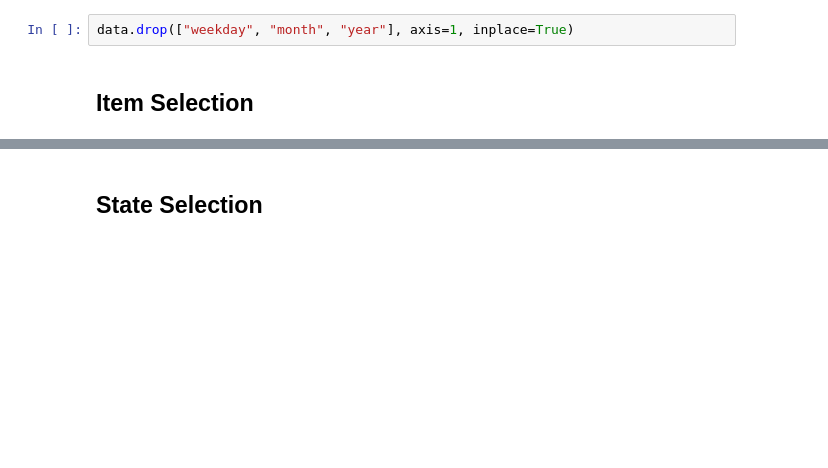
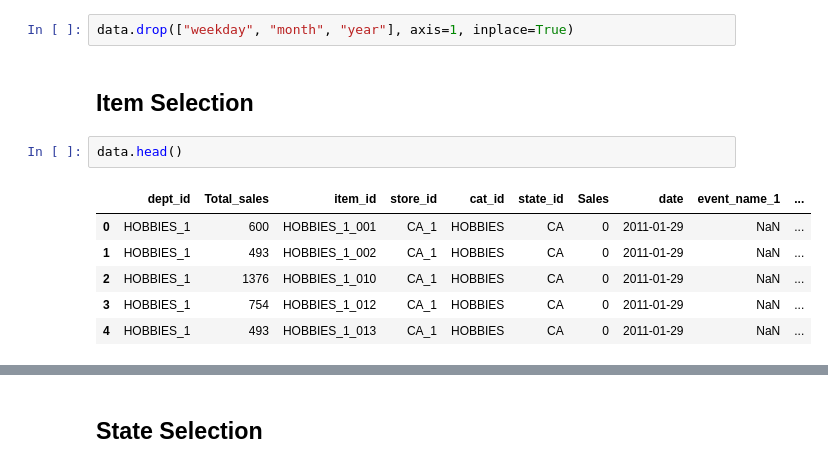
Before and after one commit to mbahadir/Research, a Jupyter notebook: Models/M5 Dataset.ipynb, the cells around one changed output, grey strips where cells are left out. Saved outputs shown, nothing was run; the diff lists cells and outputs as text; blank space fills up the shorter version.

```diff
--- a/Models/M5 Dataset.ipynb
+++ b/Models/M5 Dataset.ipynb
@@ -258,3 +258,12 @@ path=r'D:/Datasets/m5-forecasting-accuracy/Obtained_Data/'
 data.drop(["weekday", "month", "year"], axis=1, inplace=True)
 # %% [markdown]
 ## Item Selection
+# %%
+data.head()
+# %% [output]
+|  | dept_id | Total_sales | item_id | store_id | cat_id | state_id | Sales | date | event_name_1 | ... |
+| 0 | HOBBIES_1 | 600 | HOBBIES_1_001 | CA_1 | HOBBIES | CA | 0 | 2011-01-29 | NaN | ... |
+| 1 | HOBBIES_1 | 493 | HOBBIES_1_002 | CA_1 | HOBBIES | CA | 0 | 2011-01-29 | NaN | ... |
+| 2 | HOBBIES_1 | 1376 | HOBBIES_1_010 | CA_1 | HOBBIES | CA | 0 | 2011-01-29 | NaN | ... |
+| 3 | HOBBIES_1 | 754 | HOBBIES_1_012 | CA_1 | HOBBIES | CA | 0 | 2011-01-29 | NaN | ... |
+| 4 | HOBBIES_1 | 493 | HOBBIES_1_013 | CA_1 | HOBBIES | CA | 0 | 2011-01-29 | NaN | ... |
```
Also changed, not shown: parts of 13 cells of this notebook, 2 other files.
